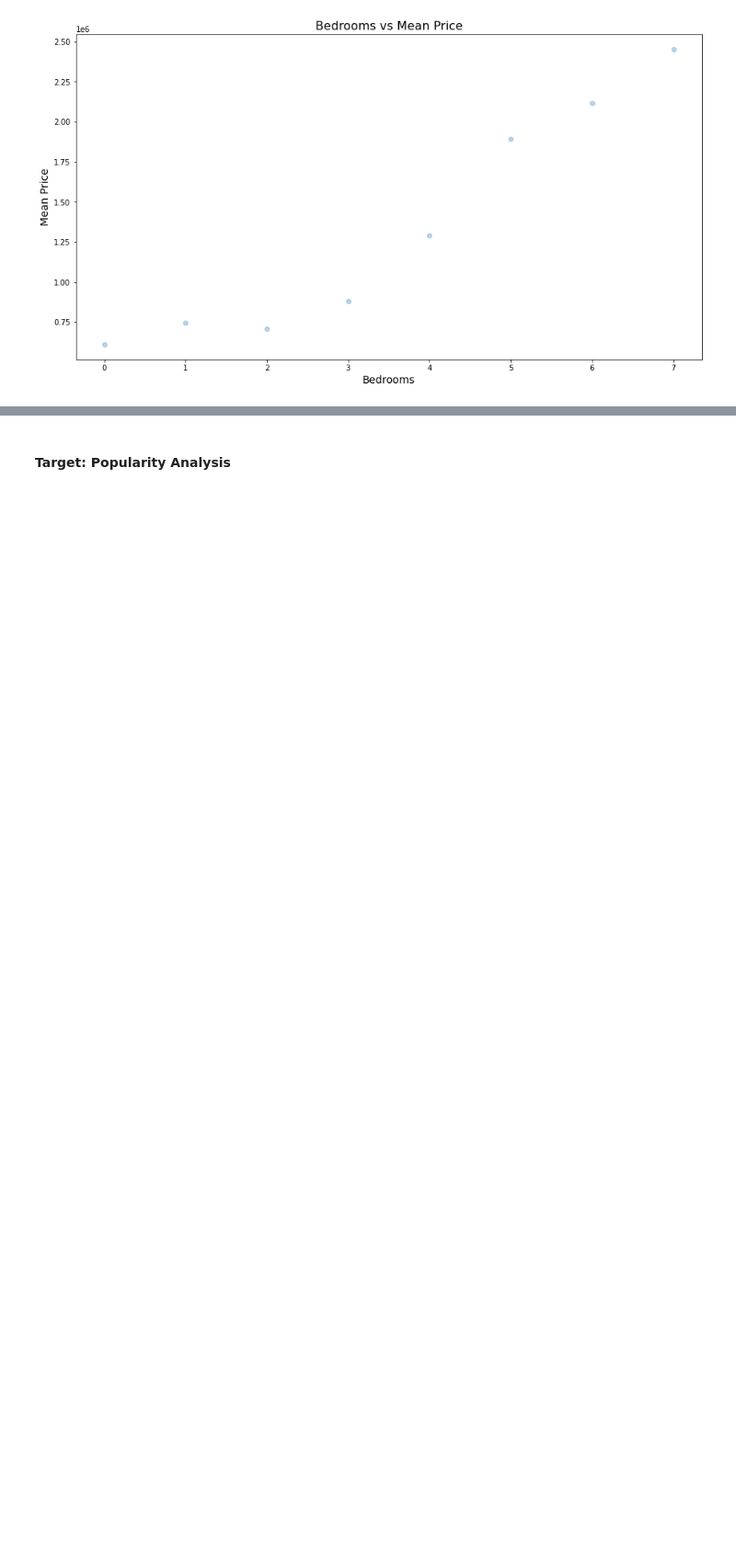
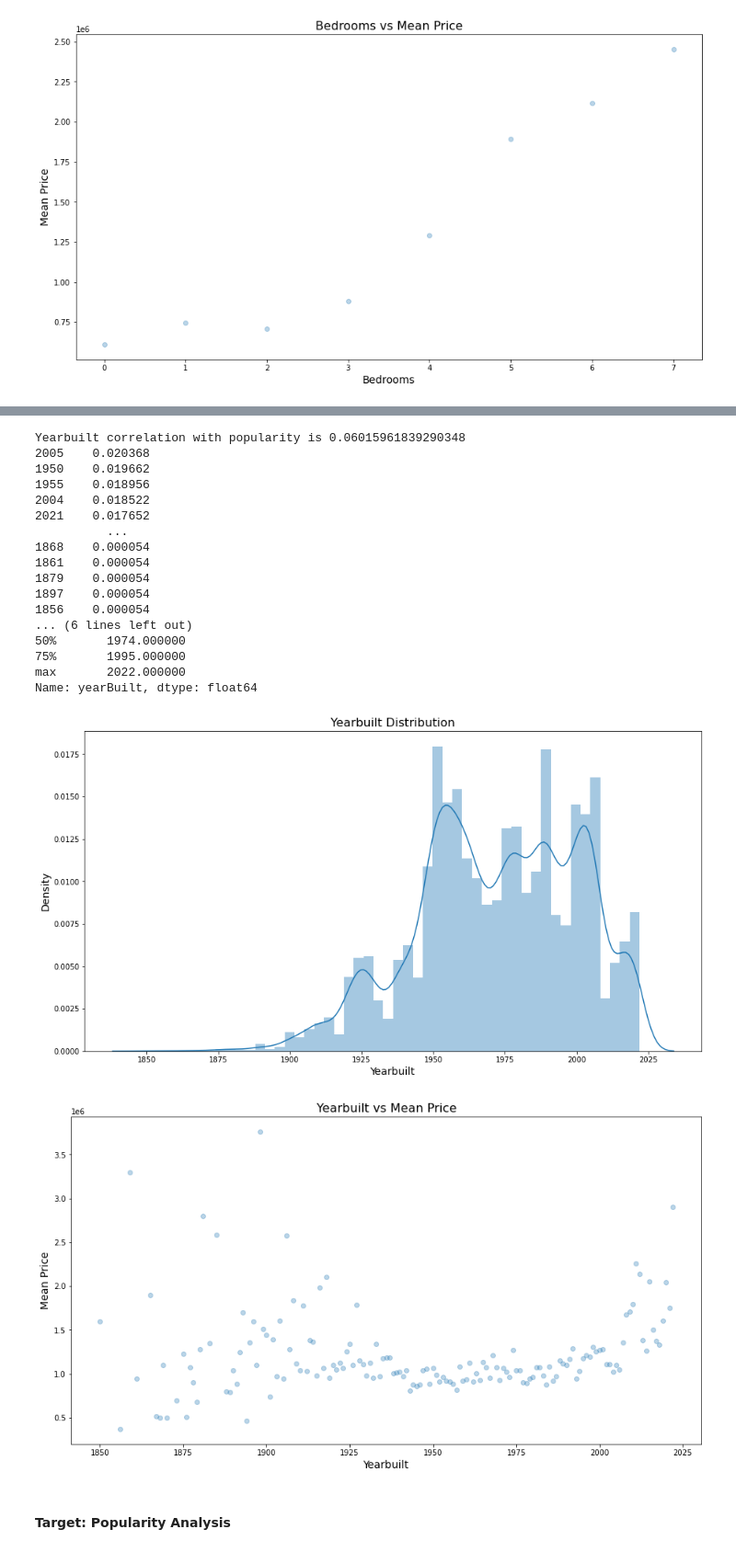
Before and after one commit to erin-vu/real_estate, a Jupyter notebook: Real Estate Analysis.ipynb, the cells around one changed output, grey strips where cells are left out. Shown: that part at 92% size. Saved outputs shown, nothing was run; the diff lists cells and outputs as text; code cells hidden in the pictures; blank space fills up the shorter version.

```diff
--- a/Real Estate Analysis.ipynb
+++ b/Real Estate Analysis.ipynb
@@ -461,3 +547,25 @@ bedroom_outliers
+# %%
+feature_analysis('yearBuilt')
+# %% [output]
+Yearbuilt correlation with popularity is 0.06015961839290348
+2005    0.020368
+1950    0.019662
+1955    0.018956
+2004    0.018522
+2021    0.017652
+          ...
+1868    0.000054
+1861    0.000054
+1879    0.000054
+1897    0.000054
+1856    0.000054
+... (6 lines left out)
+50%       1974.000000
+75%       1995.000000
+max       2022.000000
+Name: yearBuilt, dtype: float64
+[figure, added]
+[figure, added]
 # %% [markdown]
 #### Target: Popularity Analysis
 # %%
```
Also changed, not shown: parts of 24 cells of this notebook.
